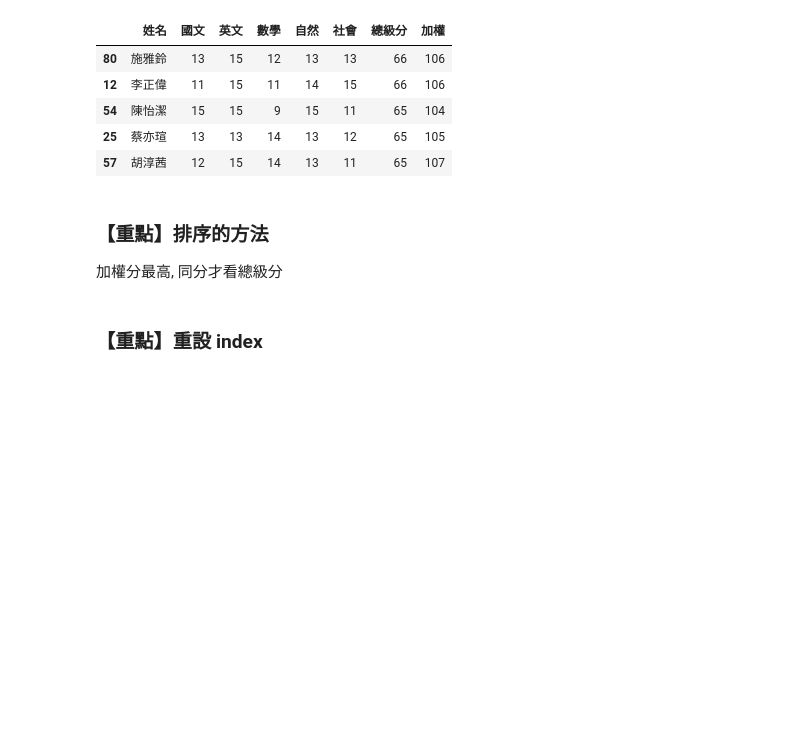
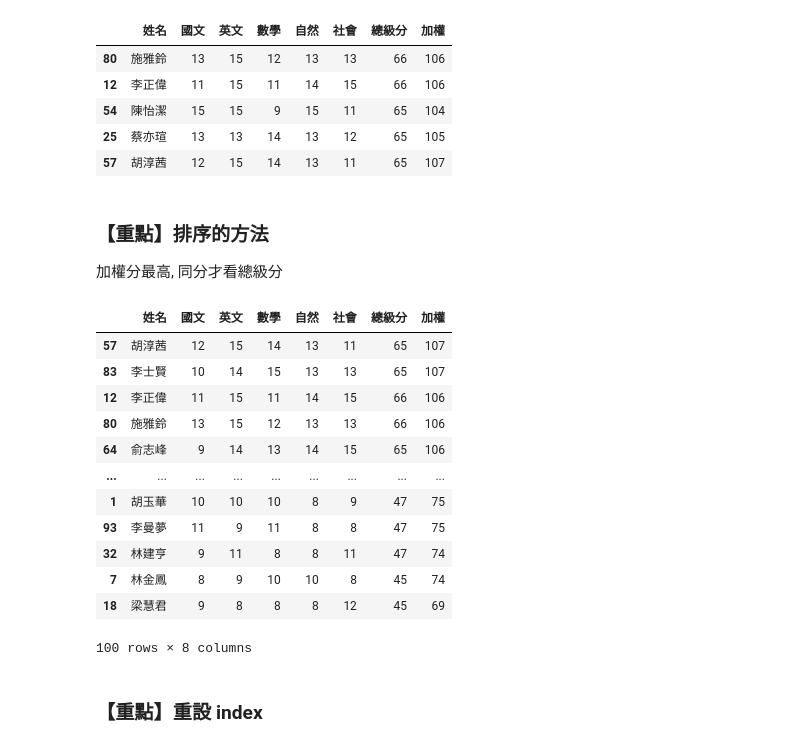
Before and after one commit to YouWeiChenPython/IMLP, a Jupyter notebook: Unit02/02_Pandas數據分析.ipynb, the cells around one changed output. Saved outputs shown, nothing was run; the diff lists cells and outputs as text; code cells hidden in the pictures; blank space fills up the shorter version.

```diff
--- a/Unit02/02_Pandas數據分析.ipynb
+++ b/Unit02/02_Pandas數據分析.ipynb
@@ -230,6 +216,21 @@ df.sort_values(by="總級分", ascending=False).head()
 加權分最高, 同分才看總級分
 # %%
 df2 = df.sort_values(by=["加權","總級分"], ascending=False)
+df2
+# %% [output]
+|  | 姓名 | 國文 | 英文 | 數學 | 自然 | 社會 | 總級分 | 加權 |
+| 57 | 胡淳茜 | 12 | 15 | 14 | 13 | 11 | 65 | 107 |
+| 83 | 李士賢 | 10 | 14 | 15 | 13 | 13 | 65 | 107 |
+| 12 | 李正偉 | 11 | 15 | 11 | 14 | 15 | 66 | 106 |
+| 80 | 施雅鈴 | 13 | 15 | 12 | 13 | 13 | 66 | 106 |
+| 64 | 俞志峰 | 9 | 14 | 13 | 14 | 15 | 65 | 106 |
+| ... | ... | ... | ... | ... | ... | ... | ... | ... |
+| 1 | 胡玉華 | 10 | 10 | 10 | 8 | 9 | 47 | 75 |
+| 93 | 李曼夢 | 11 | 9 | 11 | 8 | 8 | 47 | 75 |
+| 32 | 林建亨 | 9 | 11 | 8 | 8 | 11 | 47 | 74 |
+| 7 | 林金鳳 | 8 | 9 | 10 | 10 | 8 | 45 | 74 |
+| 18 | 梁慧君 | 9 | 8 | 8 | 8 | 12 | 45 | 69 |
+100 rows × 8 columns
 # %% [markdown]
 ### 【重點】重設 index
 # %%
```
Also changed, not shown: parts of 16 cells of this notebook, 2 other files.
